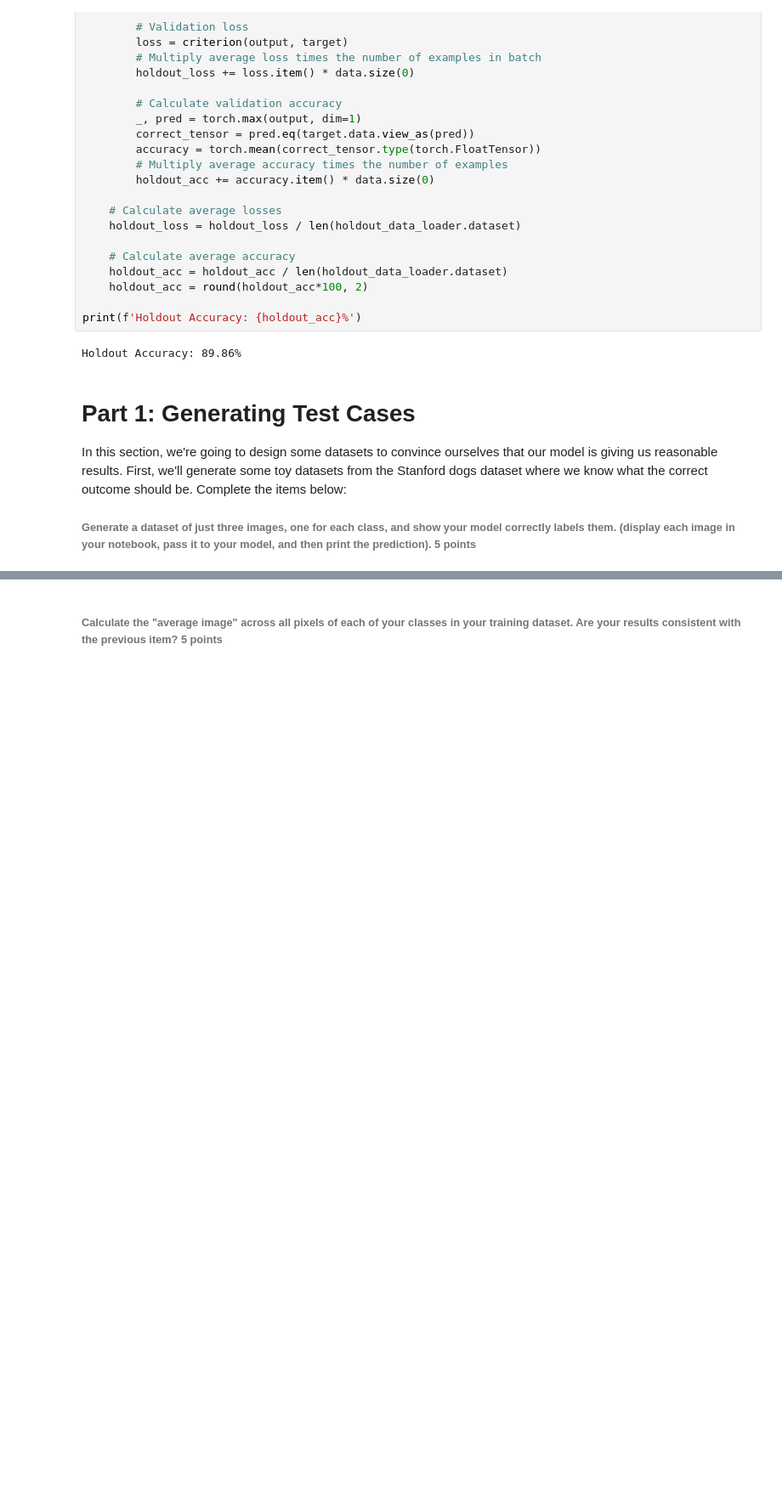
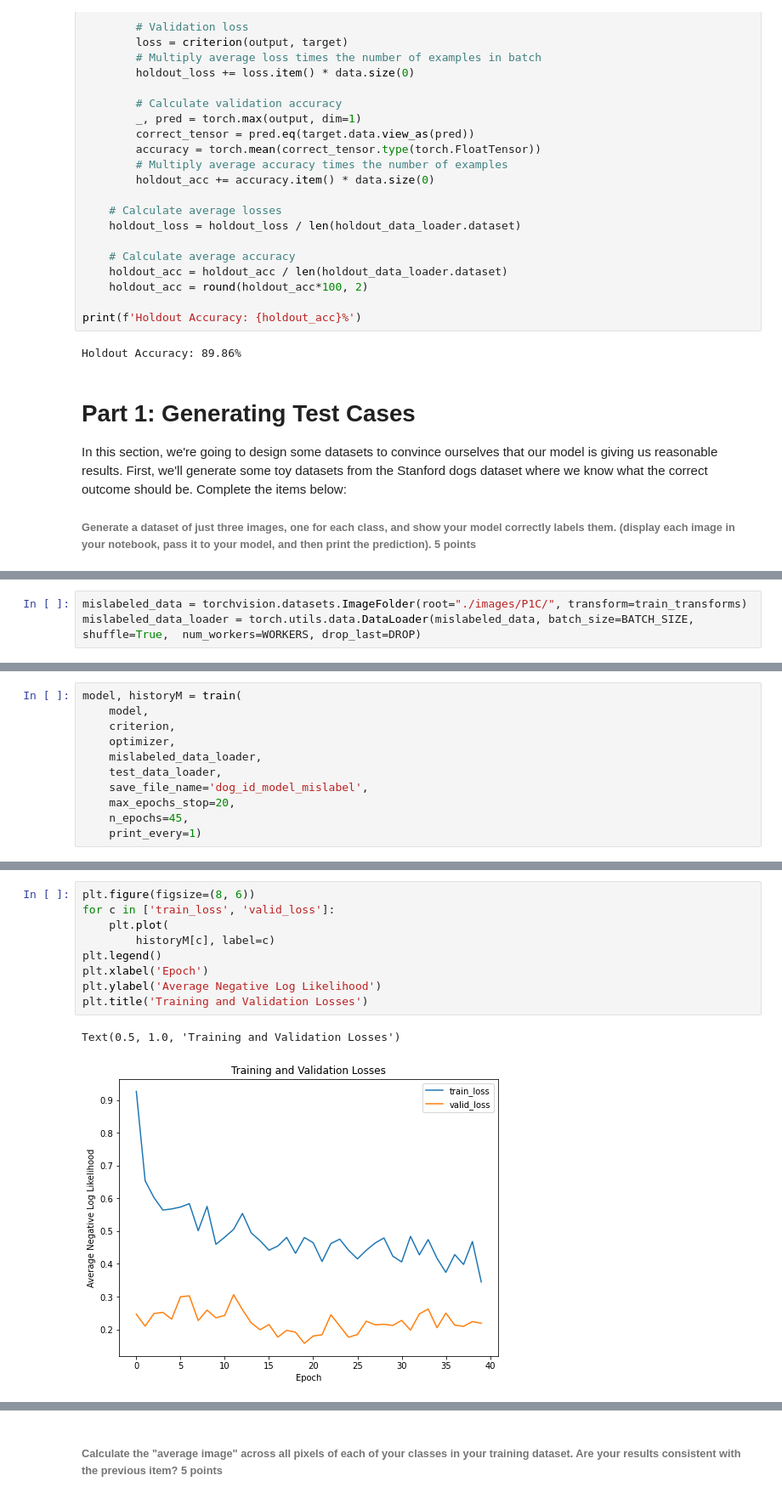
Before and after one commit to samodle/Learning-Machine-Learning, a Jupyter notebook: CNNs and Transfer Learning/Project 3 - ML For Real World Use.ipynb, the cells around one changed output, grey strips where cells are left out. Shown at 85% size. Saved outputs shown, nothing was run; the diff lists cells and outputs as text; blank space fills up the shorter version.

```diff
--- a/CNNs and Transfer Learning/Project 3 - ML For Real World Use.ipynb
+++ b/CNNs and Transfer Learning/Project 3 - ML For Real World Use.ipynb
@@ -609,0 +673,3 @@ Pred / Tgt: 2 / 2
+# %%
+mislabeled_data = torchvision.datasets.ImageFolder(root="./images/P1C/", transform=train_transforms)
+mislabeled_data_loader = torch.utils.data.DataLoader(mislabeled_data, batch_size=BATCH_SIZE, shuffle=True,  num_workers=WORKERS, drop_last=DROP)
@@ -609,0 +705,11 @@ Pred / Tgt: 2 / 2
+# %%
+model, historyM = train(
+    model,
+    criterion,
+    optimizer,
+    mislabeled_data_loader,
+    test_data_loader,
+    save_file_name='dog_id_model_mislabel',
+    max_epochs_stop=20,
+    n_epochs=45,
+    print_every=1)
@@ -609,0 +734,12 @@ Pred / Tgt: 2 / 2
+# %%
+plt.figure(figsize=(8, 6))
+for c in ['train_loss', 'valid_loss']:
+    plt.plot(
+        historyM[c], label=c)
+plt.legend()
+plt.xlabel('Epoch')
+plt.ylabel('Average Negative Log Likelihood')
+plt.title('Training and Validation Losses')
+# %% [output]
+Text(0.5, 1.0, 'Training and Validation Losses')
+[figure, added]
```
Also changed, not shown: parts of 21 cells of this notebook.
